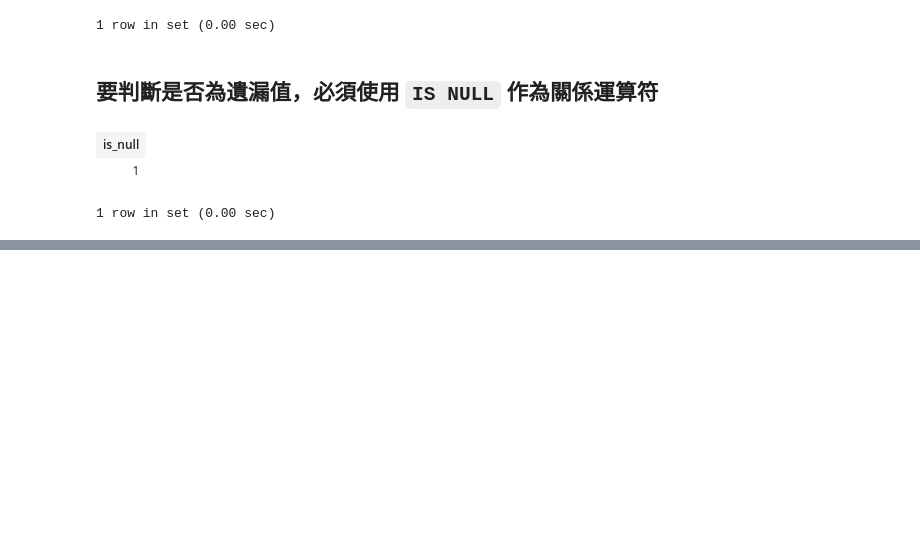
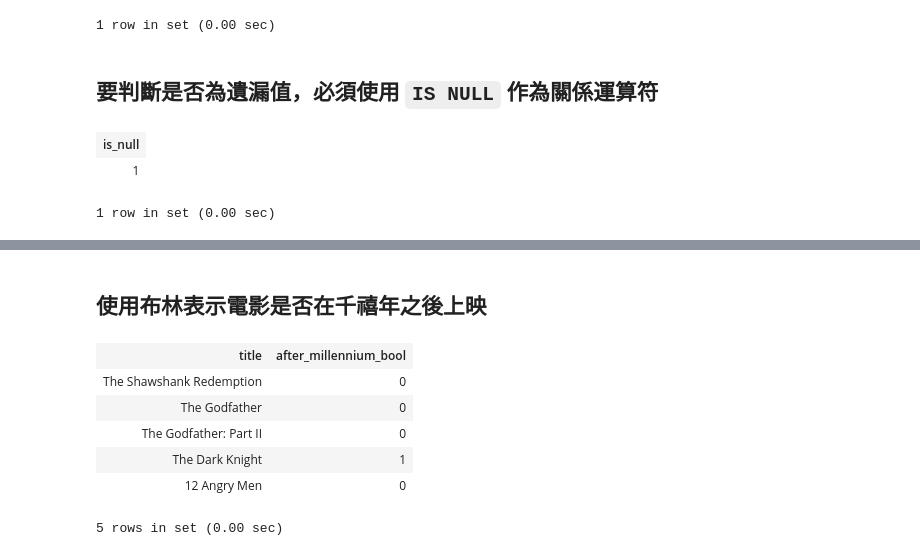
Before and after one commit to datainpoint/classroom-sql-dac-ntu, a Jupyter notebook: day-one.ipynb, the cells around one changed output, grey strips where cells are left out. Drawn from its saved outputs; the diff is of its cells as text; code cells hidden in the pictures; blank space fills up the shorter version.

```diff
--- a/day-one.ipynb
+++ b/day-one.ipynb
@@ -1168,0 +1248,15 @@ SELECT NULL is NULL AS is_null;
+# %% [markdown]
+## 使用布林表示電影是否在千禧年之後上映
+# %%
+SELECT title,
+       release_year >= 2000 AS after_millennium_bool
+  FROM movies
+ LIMIT 5;
+# %% [output]
+| title | after_millennium_bool |
+| The Shawshank Redemption | 0 |
+| The Godfather | 0 |
+| The Godfather: Part II | 0 |
+| The Dark Knight | 1 |
+| 12 Angry Men | 0 |
+5 rows in set (0.00 sec)
```
Also changed, not shown: parts of 66 cells of this notebook, 1 other file.
